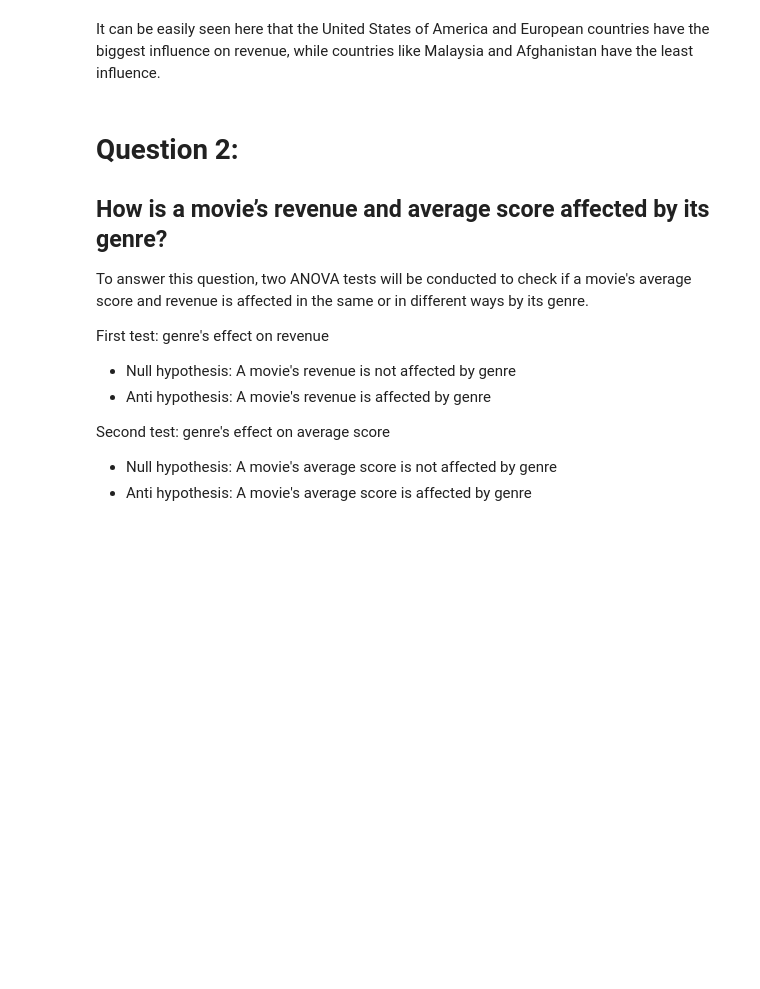
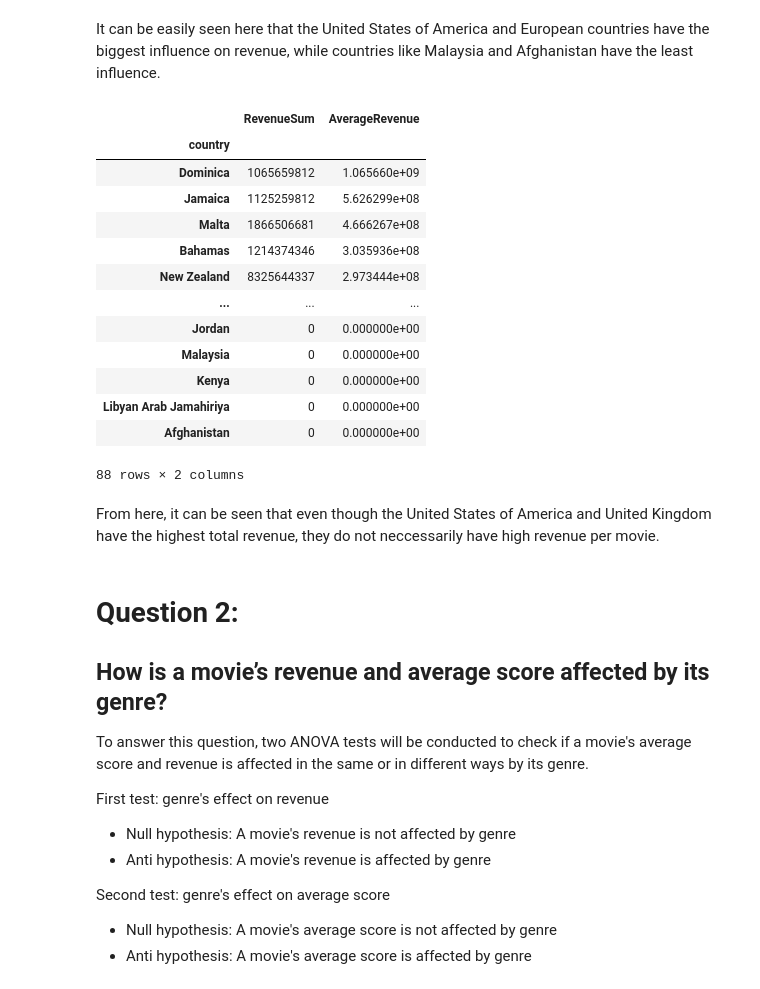
Before and after one commit to huytran96o/CBD_Robotics_SubmissionNotebooks, a Jupyter notebook: Project2.ipynb, the cells around one changed output. Saved outputs shown, nothing was run; the diff lists cells and outputs as text; code cells hidden in the pictures; blank space fills up the shorter version.

```diff
--- a/Project2.ipynb
+++ b/Project2.ipynb
@@ -107,4 +107,4 @@ df_narrowed.apply(dataPrep, axis=1)
 Length: 4803, dtype: object
 # %%
 df_countries = df_countries[['country', 'revenue']]
-df_countries
+df_countries = df_countries.infer_objects()
@@ -162,3 +148,22 @@ df_countries.groupby('country').sum().sort_values(by='revenue', ascending=False)
 88 rows × 1 columns
 # %% [markdown]
 It can be easily seen here that the United States of America and European countries have the biggest influence on revenue, while countries like Malaysia and Afghanistan have the least influence.
+# %%
+df_countries.groupby('country').agg(RevenueSum=('revenue', 'sum'), AverageRevenue=('revenue', 'mean')).sort_values(by='AverageRevenue', ascending=False)
+# %% [output]
+|  | RevenueSum | AverageRevenue |
+| country |  |  |
+| Dominica | 1065659812 | 1.065660e+09 |
+| Jamaica | 1125259812 | 5.626299e+08 |
+| Malta | 1866506681 | 4.666267e+08 |
+| Bahamas | 1214374346 | 3.035936e+08 |
+| New Zealand | 8325644337 | 2.973444e+08 |
+| ... | ... | ... |
+| Jordan | 0 | 0.000000e+00 |
+| Malaysia | 0 | 0.000000e+00 |
+| Kenya | 0 | 0.000000e+00 |
+| Libyan Arab Jamahiriya | 0 | 0.000000e+00 |
+| Afghanistan | 0 | 0.000000e+00 |
+88 rows × 2 columns
+# %% [markdown]
+From here, it can be seen that even though the United States of America and United Kingdom have the highest total revenue, they do not neccessarily have high revenue per movie.
```
Also changed, not shown: parts of 11 cells of this notebook.
